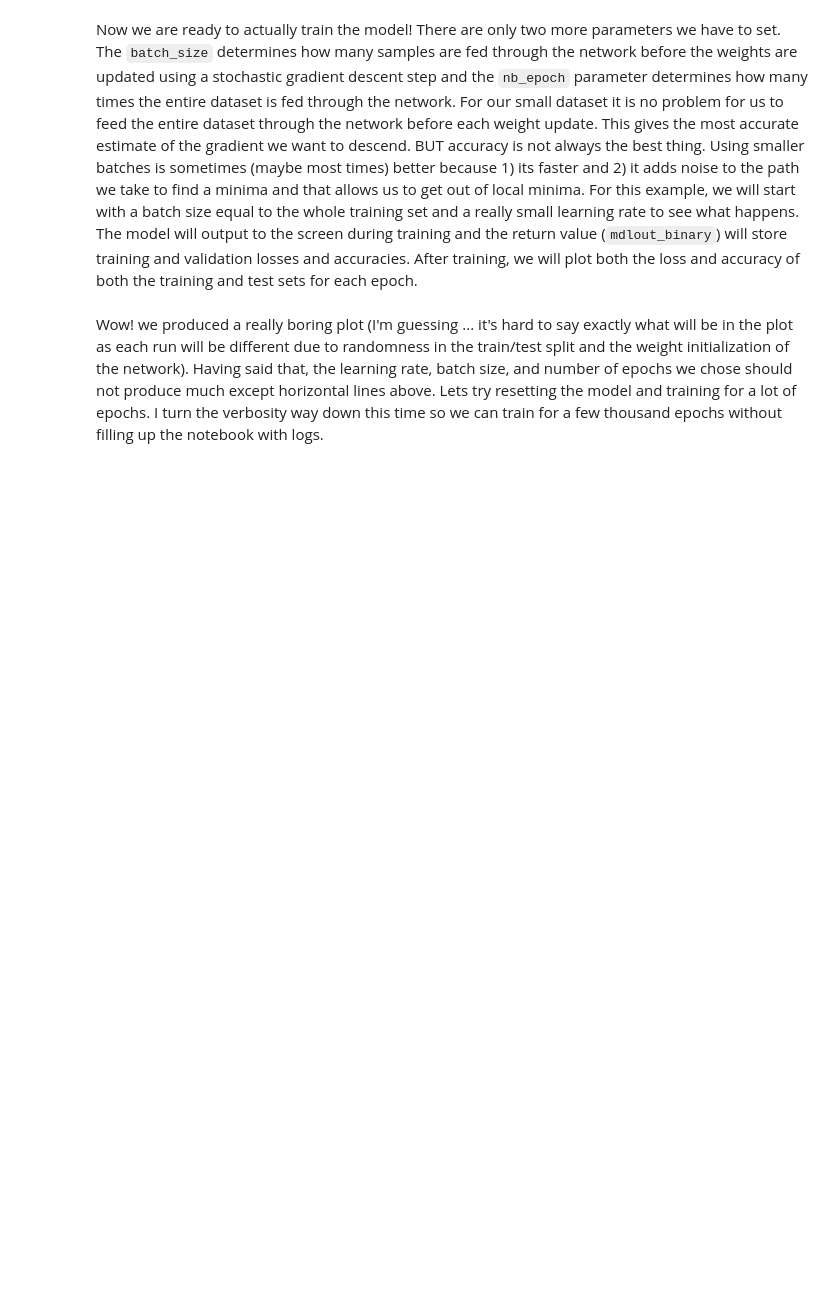
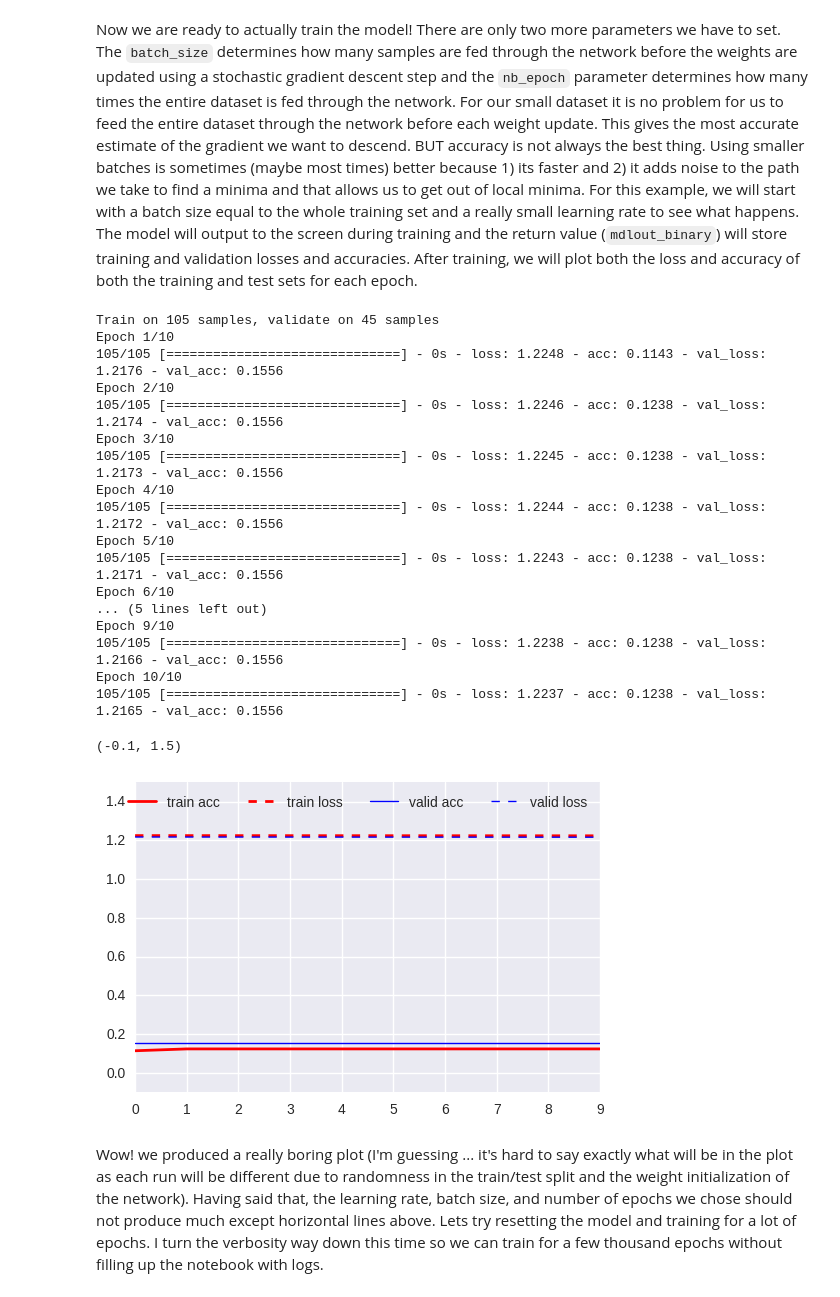
Before and after one commit to galtay/keras_examples, a Jupyter notebook: classifier_examples.ipynb, the cells around one changed output. Cells and saved outputs as stored; diff of their text form; code cells hidden in the pictures; blank space fills up the shorter version.

```diff
--- a/classifier_examples.ipynb
+++ b/classifier_examples.ipynb
@@ -164,13 +227,33 @@ Now we are ready to actually train the model!  There are only two more parameter
 # %%
 mdlout_binary = model_binary.fit(
     Xtrain_scld, Ytrain, validation_data=(Xtest_scld, Ytest),
     batch_size=105, nb_epoch=10, verbose=1)
 plt.plot(mdlout_binary.history['acc'], color='red', ls='-', lw=2.0, label='train acc')
 plt.plot(mdlout_binary.history['loss'], color='red', ls='--', lw=2.0, label='train loss')
 plt.plot(mdlout_binary.history['val_acc'], color='blue', ls='-', lw=1.0, label='valid acc')
 plt.plot(mdlout_binary.history['val_loss'], color='blue', ls='--', lw=1.0, label='valid loss')
 plt.legend(ncol=4)
-plt.ylim(-0.1, 1.3)
+plt.ylim(-0.1, 1.5)
+# %% [output]
+Train on 105 samples, validate on 45 samples
+Epoch 1/10
+105/105 [==============================] - 0s - loss: 1.2248 - acc: 0.1143 - val_loss: 1.2176 - val_acc: 0.1556
+Epoch 2/10
+105/105 [==============================] - 0s - loss: 1.2246 - acc: 0.1238 - val_loss: 1.2174 - val_acc: 0.1556
+Epoch 3/10
+105/105 [==============================] - 0s - loss: 1.2245 - acc: 0.1238 - val_loss: 1.2173 - val_acc: 0.1556
+Epoch 4/10
+105/105 [==============================] - 0s - loss: 1.2244 - acc: 0.1238 - val_loss: 1.2172 - val_acc: 0.1556
+Epoch 5/10
+105/105 [==============================] - 0s - loss: 1.2243 - acc: 0.1238 - val_loss: 1.2171 - val_acc: 0.1556
+Epoch 6/10
+... (5 lines left out)
+Epoch 9/10
+105/105 [==============================] - 0s - loss: 1.2238 - acc: 0.1238 - val_loss: 1.2166 - val_acc: 0.1556
+Epoch 10/10
+105/105 [==============================] - 0s - loss: 1.2237 - acc: 0.1238 - val_loss: 1.2165 - val_acc: 0.1556
+(-0.1, 1.5)
+[figure, added]
 # %% [markdown]
 Wow!  we produced a really boring plot (I'm guessing ... it's hard to say exactly what will be in the plot as each run will be different due to randomness in the train/test split and the weight initialization of the network).  Having said that, the learning rate, batch size, and number of epochs we chose should not produce much except horizontal lines above.  Lets try resetting the model and training for a lot of epochs.  I turn the verbosity way down this time so we can train for a few thousand epochs without filling up the notebook with logs.
 # %%
```
Also changed, not shown: parts of 18 cells of this notebook.
